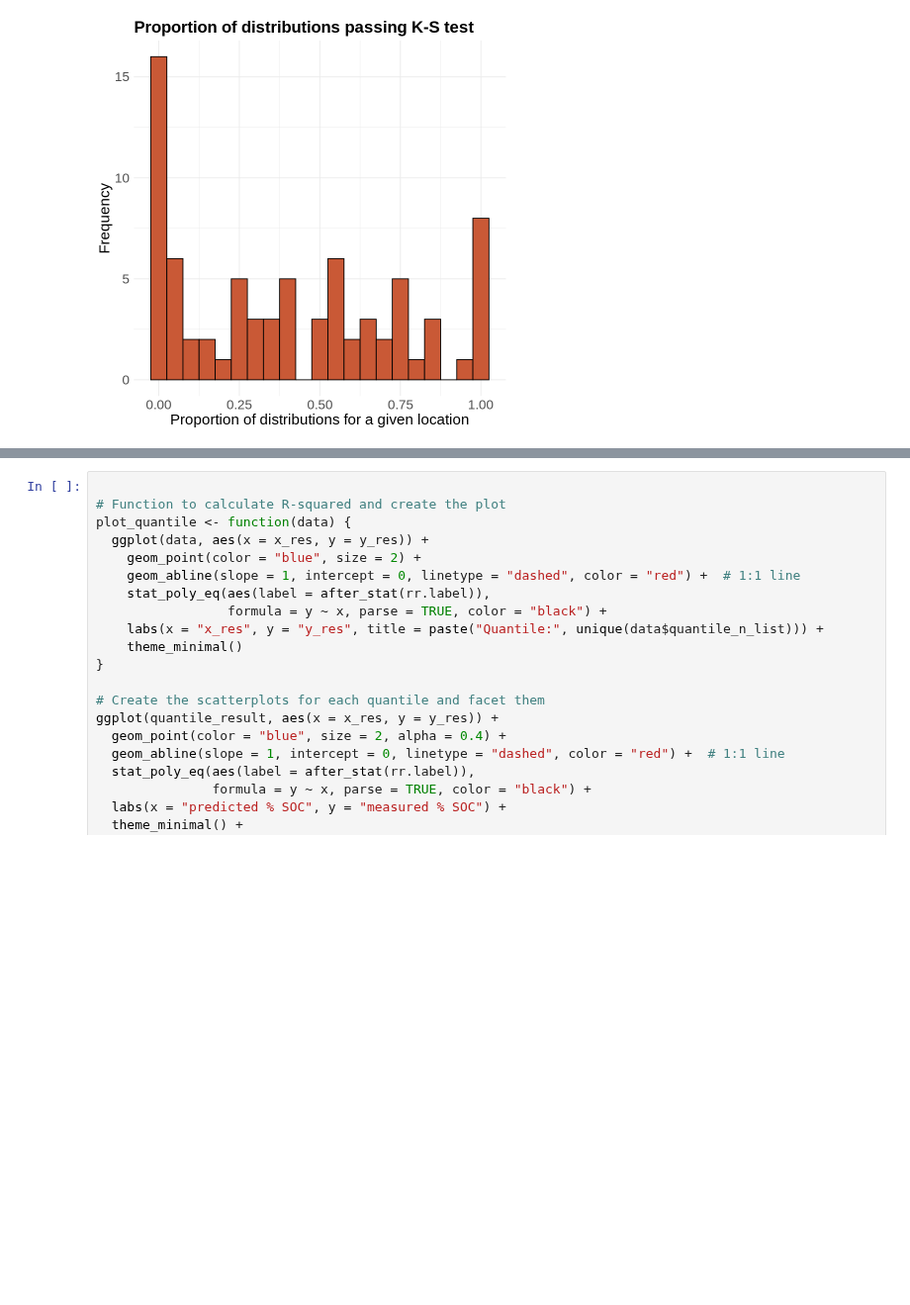
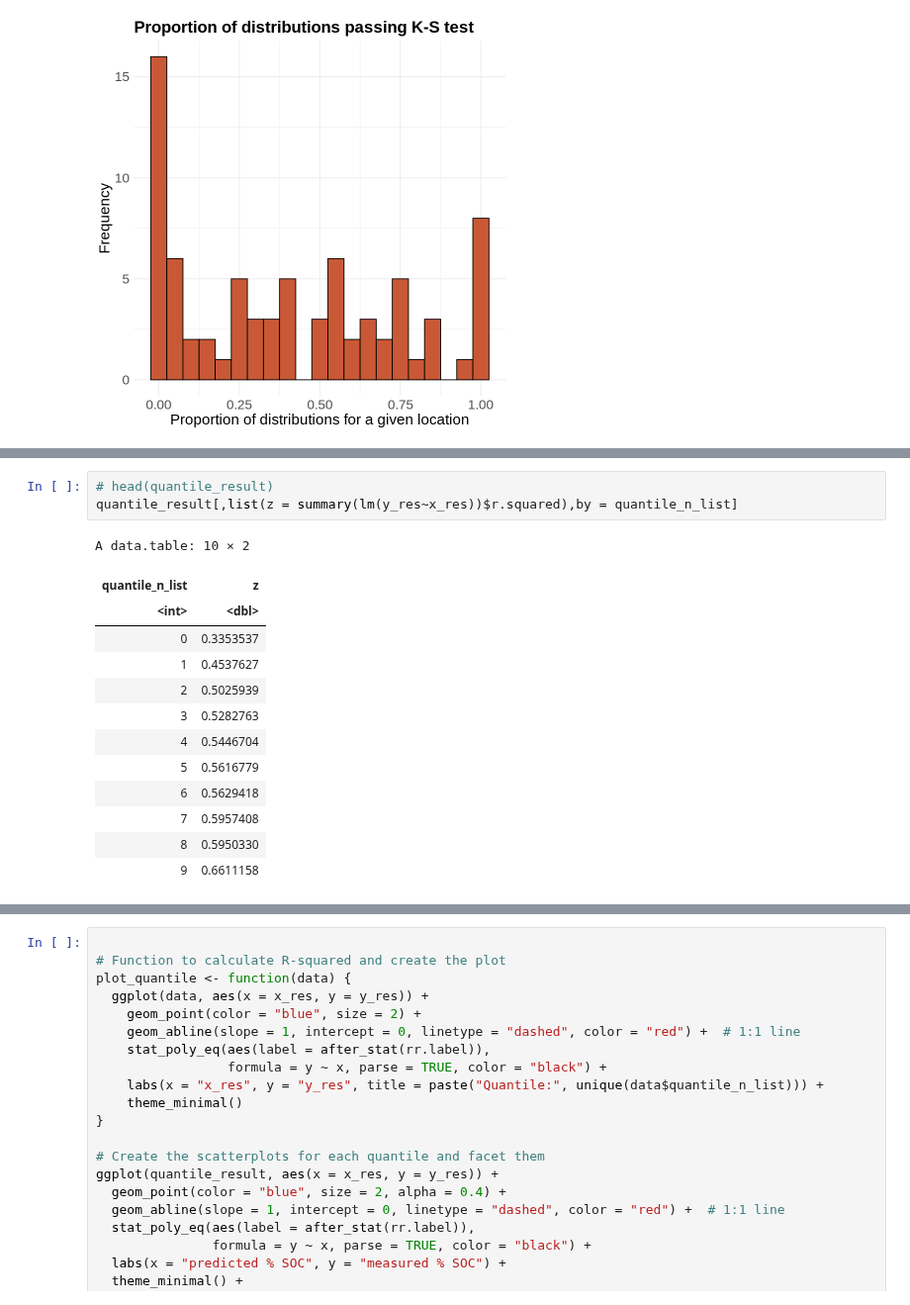
Before and after one commit to hayleypc/HawaiiClimate, a Jupyter notebook: plotting_NZposter.ipynb, the cells around one changed output, grey strips where cells are left out. Shown at 99% size. Saved outputs shown, nothing was run; the diff lists cells and outputs as text; blank space fills up the shorter version.

```diff
--- a/plotting_NZposter.ipynb
+++ b/plotting_NZposter.ipynb
@@ -130,0 +139,17 @@ A data.frame: 6 × 5
+# %%
+# head(quantile_result)
+quantile_result[,list(z = summary(lm(y_res~x_res))$r.squared),by = quantile_n_list]
+# %% [output]
+A data.table: 10 × 2
+| quantile_n_list | z |
+| <int> | <dbl> |
+| 0 | 0.3353537 |
+| 1 | 0.4537627 |
+| 2 | 0.5025939 |
+| 3 | 0.5282763 |
+| 4 | 0.5446704 |
+| 5 | 0.5616779 |
+| 6 | 0.5629418 |
+| 7 | 0.5957408 |
+| 8 | 0.5950330 |
+| 9 | 0.6611158 |
```
Also changed, not shown: parts of 7 cells of this notebook.
